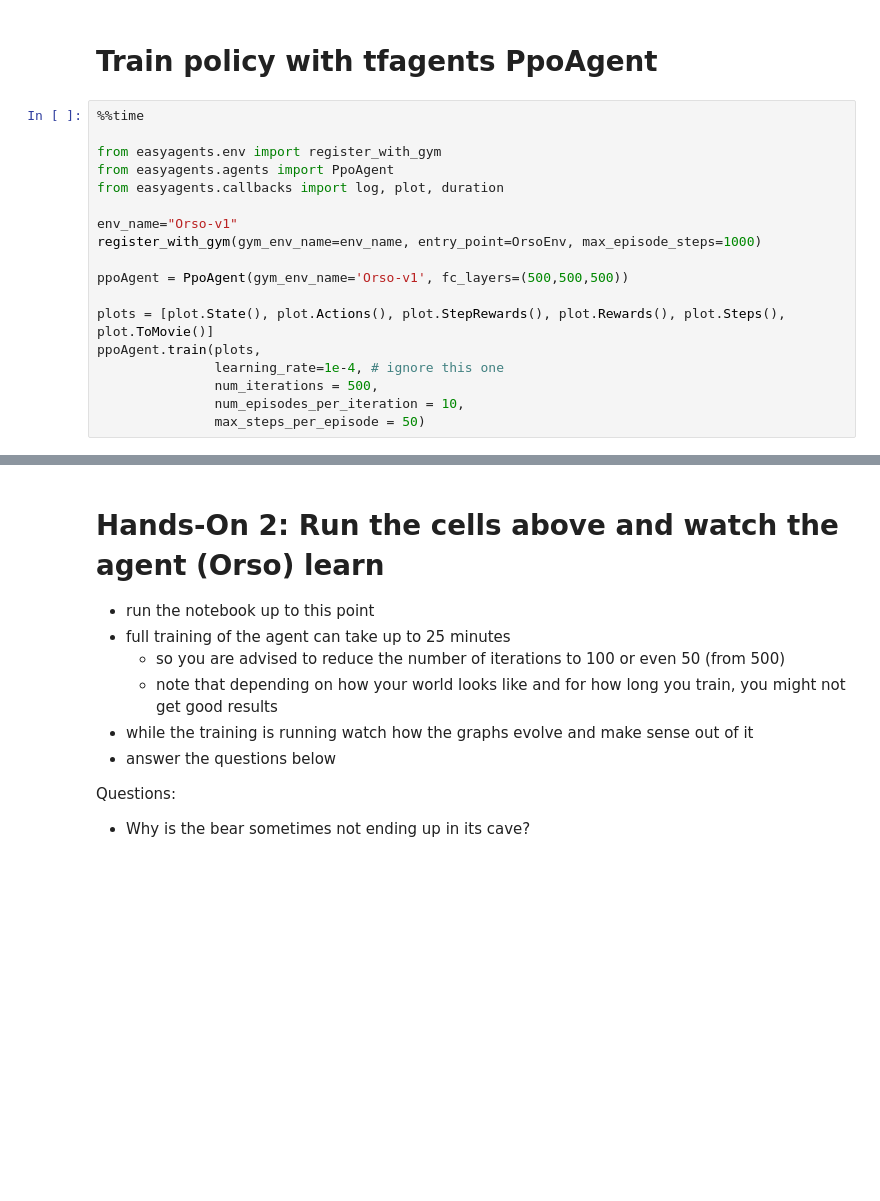
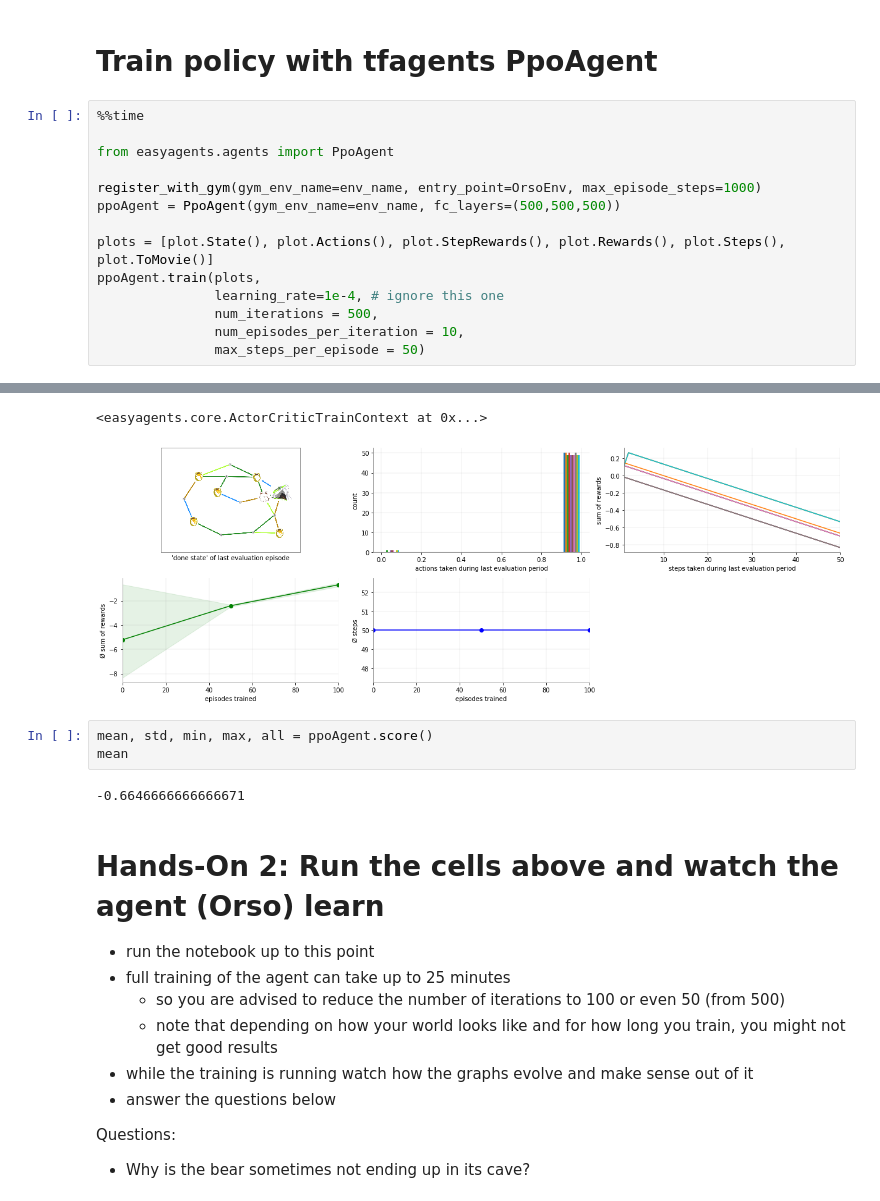
Before and after one commit to christianhidber/easyagents, a Jupyter notebook: jupyter_notebooks/workshop/orso.ipynb, the cells around one changed output, grey strips where cells are left out. Cells and saved outputs as stored; diff of their text form; blank space fills up the shorter version.

Commit message:
feat: score method on agent

```diff
--- a/jupyter_notebooks/workshop/orso.ipynb
+++ b/jupyter_notebooks/workshop/orso.ipynb
@@ -528,14 +581,10 @@ Now Orso must start to learn by himself to take actions to gather all the honey
 # %%
 %%time
 
-from easyagents.env import register_with_gym
 from easyagents.agents import PpoAgent
-from easyagents.callbacks import log, plot, duration
 
-env_name="Orso-v1"
 register_with_gym(gym_env_name=env_name, entry_point=OrsoEnv, max_episode_steps=1000)
-
-ppoAgent = PpoAgent(gym_env_name='Orso-v1', fc_layers=(500,500,500))
+ppoAgent = PpoAgent(gym_env_name=env_name, fc_layers=(500,500,500))
 
 plots = [plot.State(), plot.Actions(), plot.StepRewards(), plot.Rewards(), plot.Steps(), plot.ToMovie()]
 ppoAgent.train(plots,
@@ -543,3 +592,4 @@ ppoAgent.train(plots,
                num_iterations = 500,
                num_episodes_per_iteration = 10,
                max_steps_per_episode = 50)
+# %% [output]
@@ -546,3 +598,10 @@ ppoAgent.train(plots,
+<easyagents.core.ActorCriticTrainContext at 0x...>
+[figure, added]
+# %%
+mean, std, min, max, all = ppoAgent.score()
+mean
+# %% [output]
+-0.6646666666666671
 # %% [markdown]
 # Hands-On 2: Run the cells above and watch the agent (Orso) learn
 
```
Also changed, not shown: parts of 13 cells of this notebook, 3 other files.
